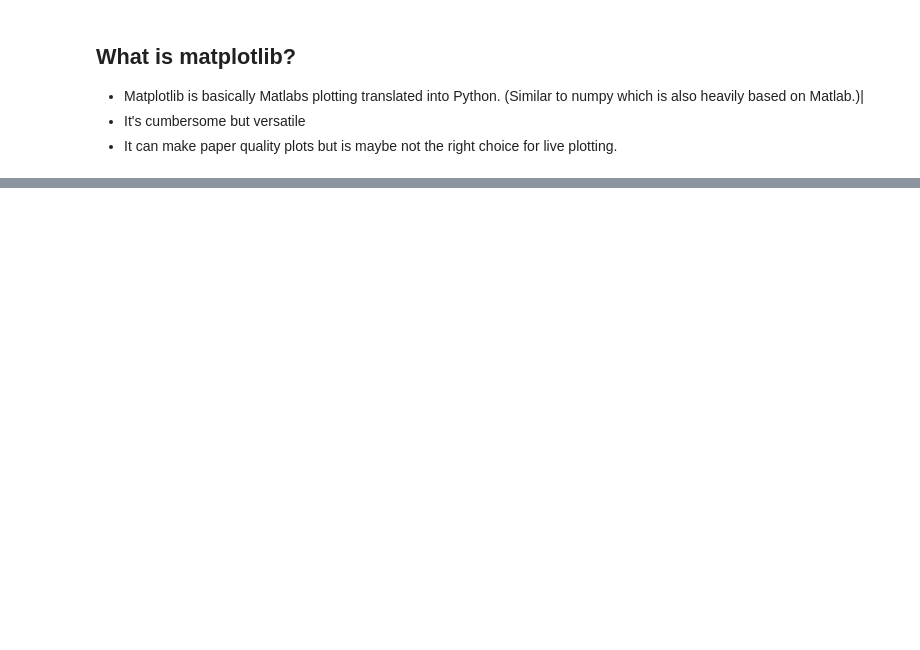
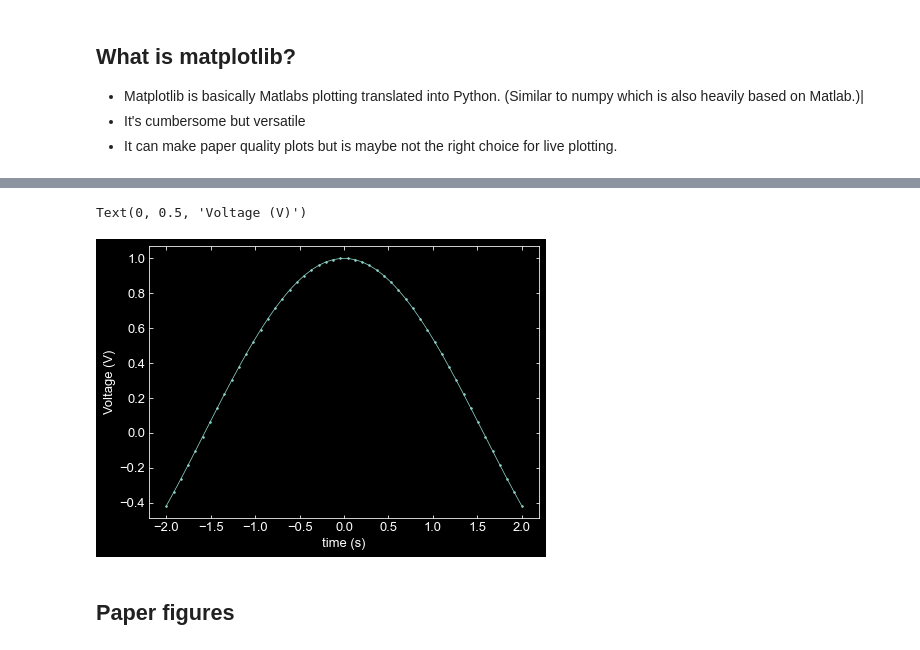
Before and after one commit to cdickel/ML4Q_retreat_python_workshop, a Jupyter notebook: Plotting with matplotlib.ipynb, the cells around one changed output, grey strips where cells are left out. Drawn from its saved outputs; the diff is of its cells as text; code cells hidden in the pictures; blank space fills up the shorter version.

```diff
--- a/Plotting with matplotlib.ipynb
+++ b/Plotting with matplotlib.ipynb
@@ -24,0 +92,12 @@ Text(0, 0.5, 'Voltage (V)')
+# %%
+x = np.linspace(-2,2, 50)
+y = np.cos(x)
+plt.figure(figsize=(7,5))
+plt.plot(x,y, ".-")
+plt.xlabel("time (s)")
+plt.ylabel("Voltage (V)")
+# %% [output]
+Text(0, 0.5, 'Voltage (V)')
+[figure, added]
+# %% [markdown]
+## Paper figures
```
Also changed, not shown: parts of 4 cells of this notebook, 5 other files.
